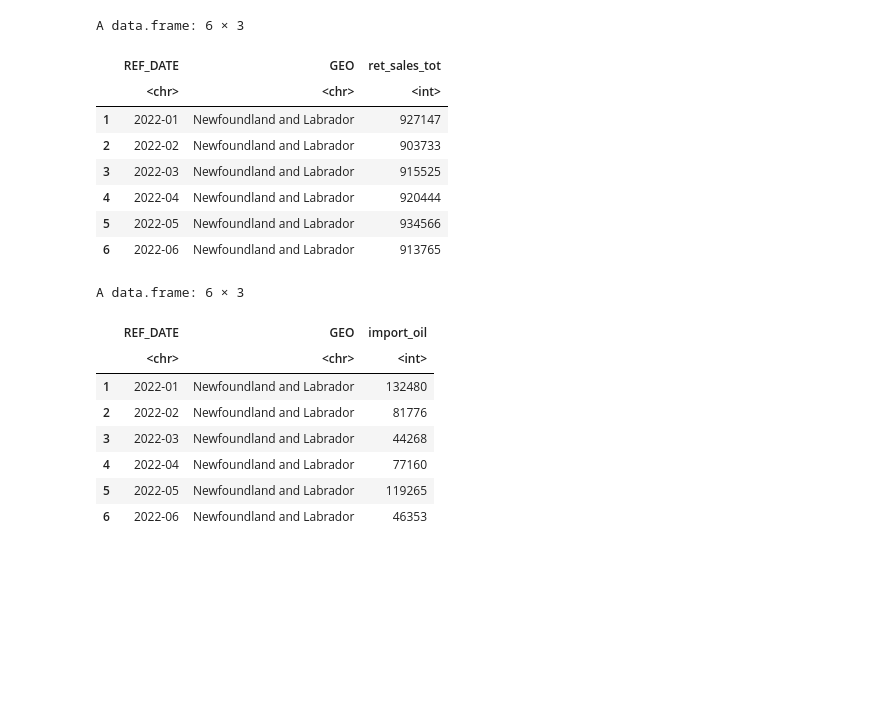
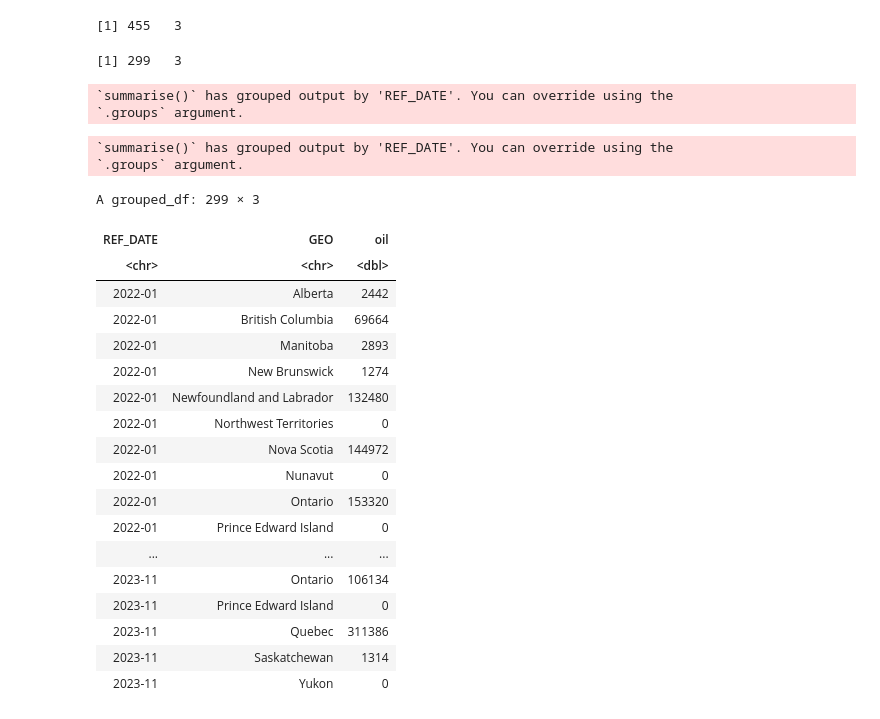
Before and after one commit to LeoKraushaar/protests, a Jupyter notebook: code/R/merge_data.ipynb, the cells around one changed output. Drawn from its saved outputs; the diff is of its cells as text; code cells hidden in the pictures; blank space fills up the shorter version.

Commit message:
merged data

```diff
--- a/code/R/merge_data.ipynb
+++ b/code/R/merge_data.ipynb
@@ -7,33 +8,61 @@ init_data <- read.csv("data/clean/canadianProtestData.csv")
+# %%
+
+
+dim(retail)
+# %% [output]
+[1] 455   3
+# %%
+dim(grouped_data)
+# %% [output]
+[1] 299   3
 # %%
 retail <- read.csv("data/clean/retail.csv")
 retail <- dplyr::rename(retail, ret_sales_tot=VALUE)
-head(retail)
+
+retail <- distinct(retail)
+retail <- na.omit(retail)
+
+retail_mean <- retail %>%
+    group_by(REF_DATE, GEO) %>%
+    summarise(retail = mean(ret_sales_tot, na.rm = TRUE))
 # %% [output]
-A data.frame: 6 × 3
+`summarise()` has grouped output by 'REF_DATE'. You can override using the
+`.groups` argument.
-|  | REF_DATE | GEO | ret_sales_tot |
-|  | <chr> | <chr> | <int> |
-| 1 | 2022-01 | Newfoundland and Labrador | 927147 |
-| 2 | 2022-02 | Newfoundland and Labrador | 903733 |
-| 3 | 2022-03 | Newfoundland and Labrador | 915525 |
-| 4 | 2022-04 | Newfoundland and Labrador | 920444 |
-| 5 | 2022-05 | Newfoundland and Labrador | 934566 |
-| 6 | 2022-06 | Newfoundland and Labrador | 913765 |
 # %%
 oil <- read.csv("data/clean/oil.csv")
 
 oil <- dplyr::rename(oil, import_oil=VALUE)
 
-head(oil)
+oil <- distinct(oil)
+oil <- na.omit(oil)
+
+oil_mean <- oil %>%
+    group_by(REF_DATE, GEO) %>%
+    summarise(oil = mean(import_oil, na.rm = TRUE))
+
+oil_mean
 # %% [output]
-A data.frame: 6 × 3
+`summarise()` has grouped output by 'REF_DATE'. You can override using the
+`.groups` argument.
+A grouped_df: 299 × 3
-|  | REF_DATE | GEO | import_oil |
-|  | <chr> | <chr> | <int> |
-| 1 | 2022-01 | Newfoundland and Labrador | 132480 |
-| 2 | 2022-02 | Newfoundland and Labrador | 81776 |
-| 3 | 2022-03 | Newfoundland and Labrador | 44268 |
-| 4 | 2022-04 | Newfoundland and Labrador | 77160 |
-| 5 | 2022-05 | Newfoundland and Labrador | 119265 |
-| 6 | 2022-06 | Newfoundland and Labrador | 46353 |
+| REF_DATE | GEO | oil |
+| <chr> | <chr> | <dbl> |
+| 2022-01 | Alberta | 2442 |
+| 2022-01 | British Columbia | 69664 |
+| 2022-01 | Manitoba | 2893 |
+| 2022-01 | New Brunswick | 1274 |
+| 2022-01 | Newfoundland and Labrador | 132480 |
+| 2022-01 | Northwest Territories | 0 |
+| 2022-01 | Nova Scotia | 144972 |
+| 2022-01 | Nunavut | 0 |
+| 2022-01 | Ontario | 153320 |
+| 2022-01 | Prince Edward Island | 0 |
+| ... | ... | ... |
+| 2023-11 | Ontario | 106134 |
+| 2023-11 | Prince Edward Island | 0 |
+| 2023-11 | Quebec | 311386 |
+| 2023-11 | Saskatchewan | 1314 |
+| 2023-11 | Yukon | 0 |
 # %%
 food <- read.csv("data/clean/food.csv")
 
```
Also changed, not shown: parts of 14 cells of this notebook, 4 other files.
